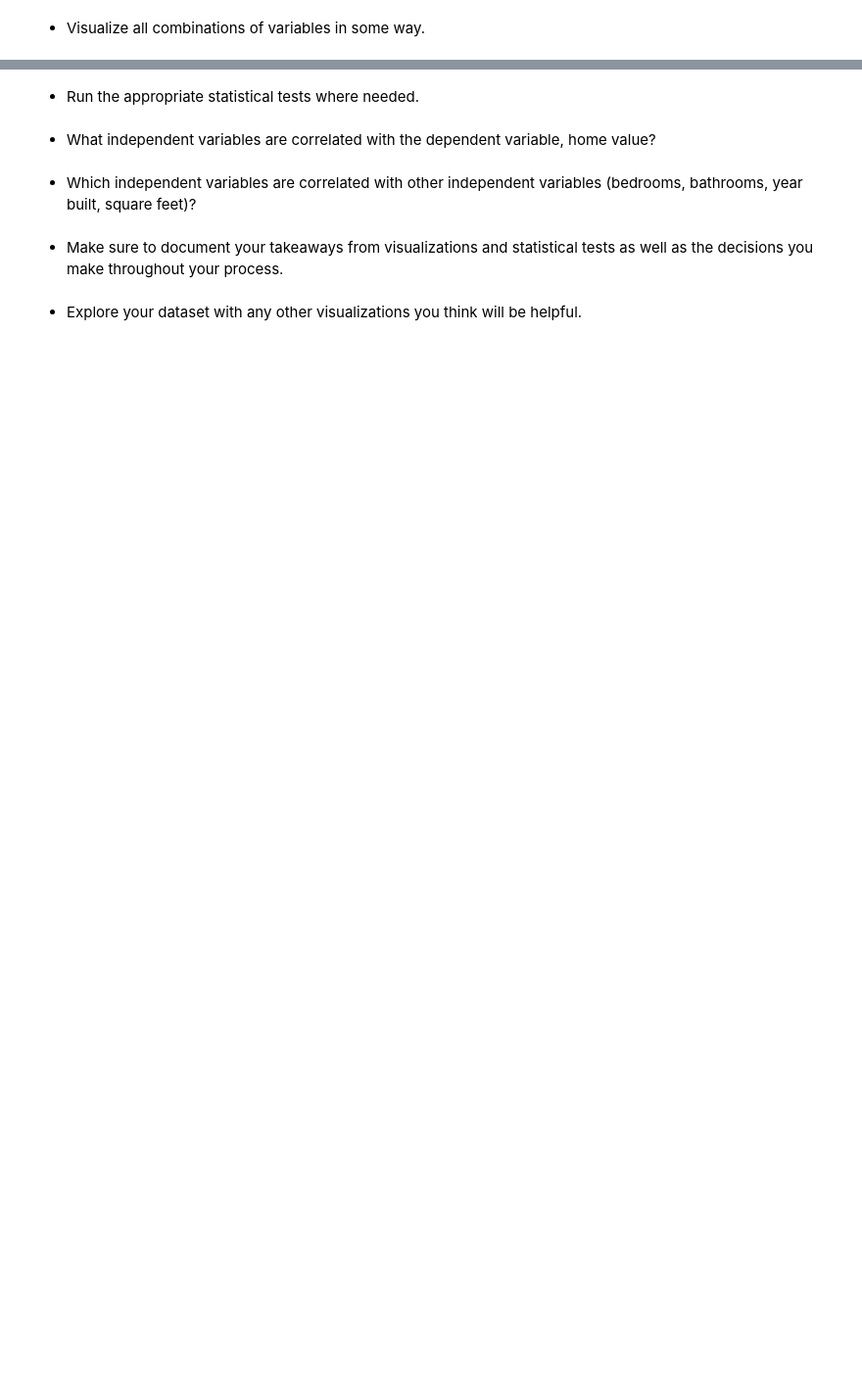
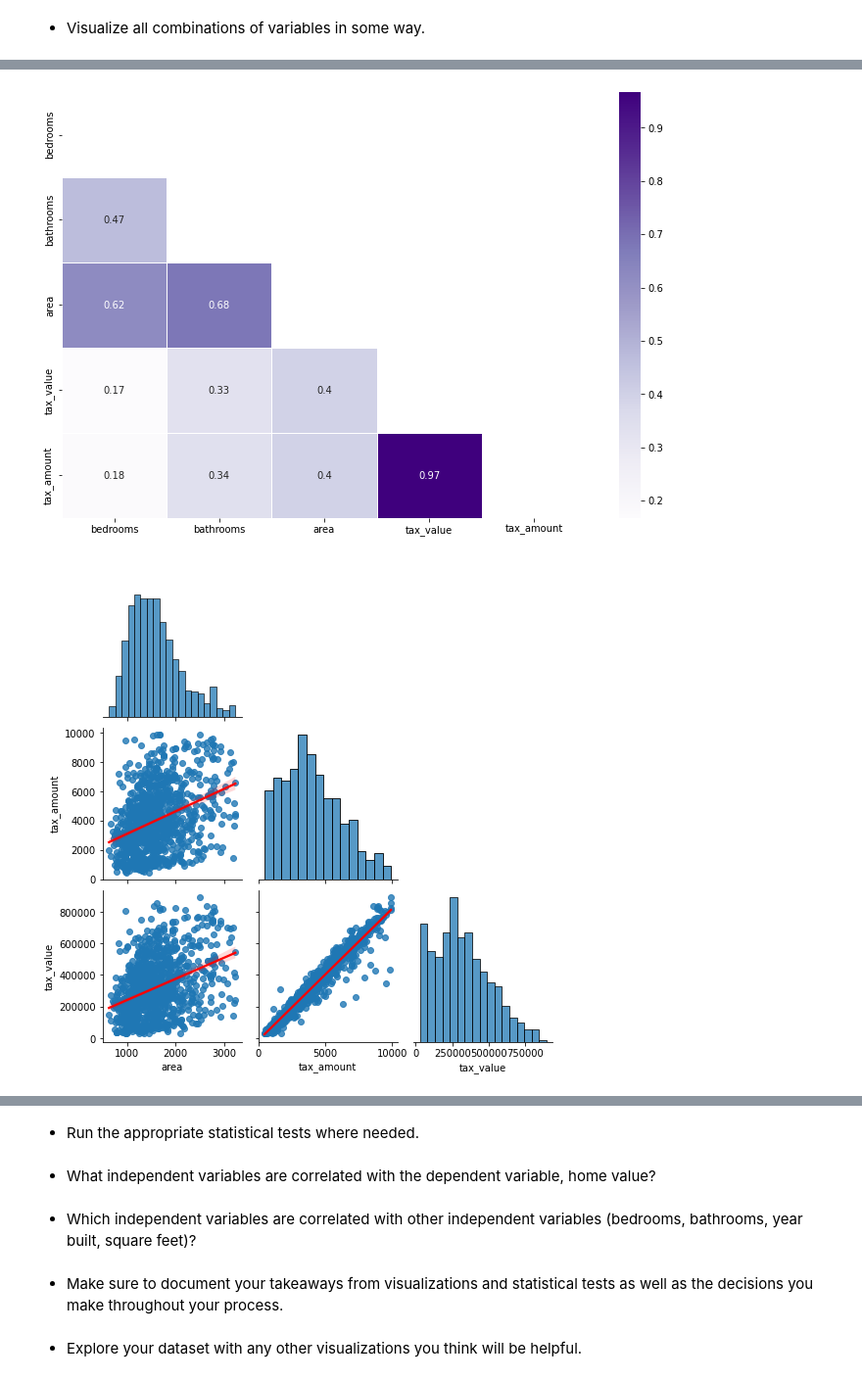
Before and after one commit to JenniferMLewis/regression-exercises, a Jupyter notebook: explore.ipynb, the cells around one changed output, grey strips where cells are left out. Shown at 98% size. Drawn from its saved outputs; the diff is of its cells as text; code cells hidden in the pictures; blank space fills up the shorter version.

```diff
--- a/explore.ipynb
+++ b/explore.ipynb
@@ -60,0 +91,5 @@ train_num, train_cat
+# %%
+ex.plot_variable_pairs(train_df)
+# %% [output]
+[figure, added]
+[figure, added]
```
Also changed, not shown: parts of 13 cells of this notebook, 3 other files.
